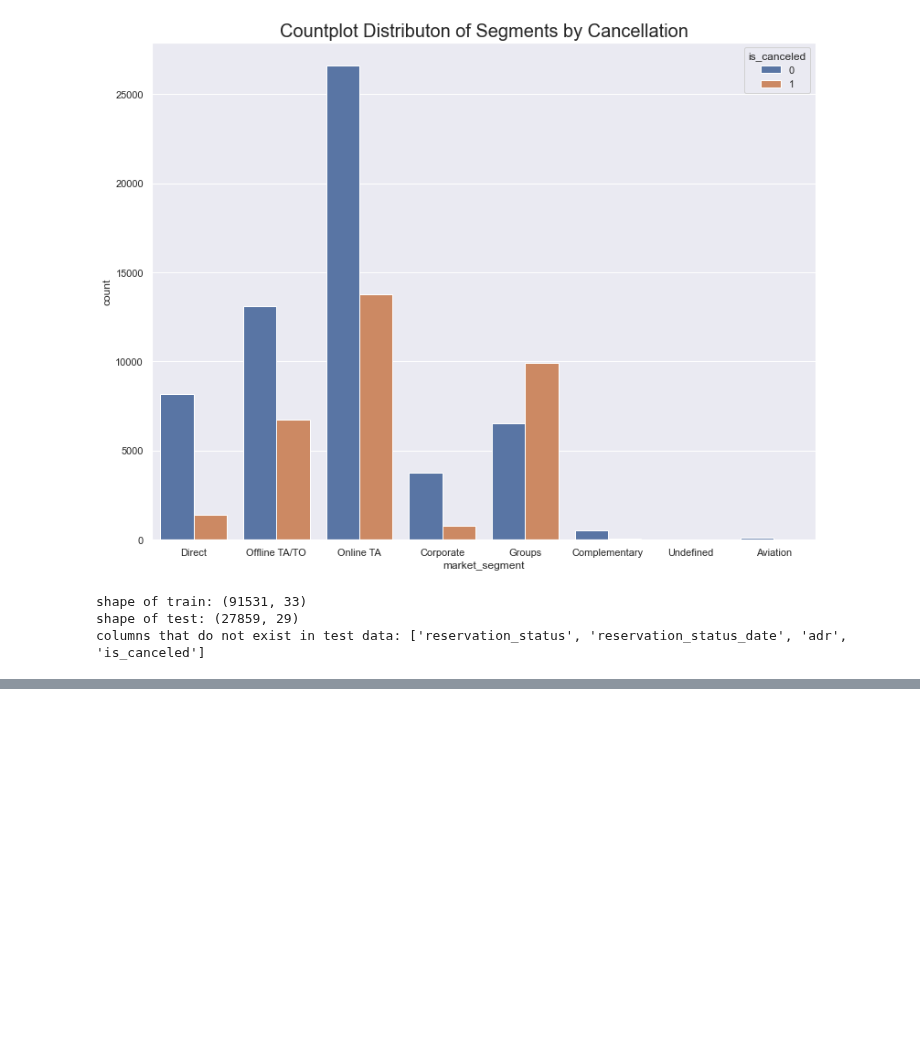
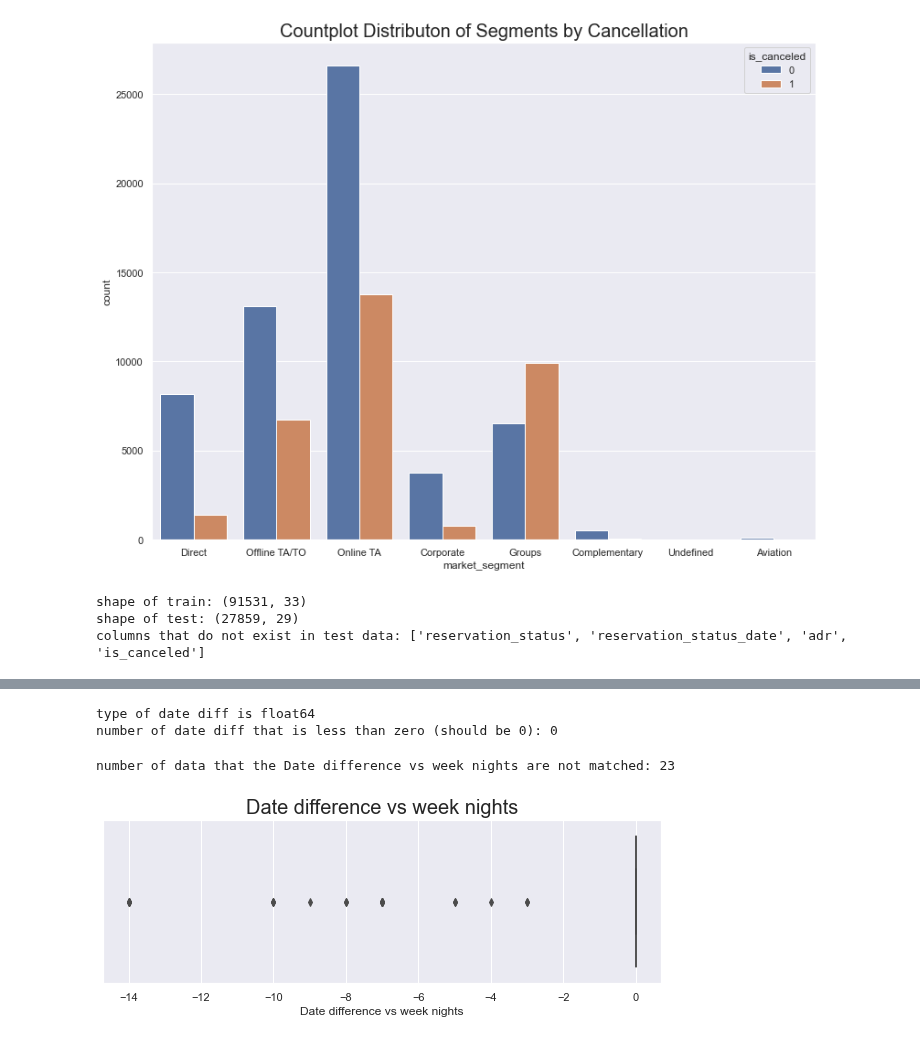
Before and after one commit to tychenNTU/MLTech_final_project, a Jupyter notebook: data.ipynb, the cells around one changed output, grey strips where cells are left out. Saved outputs shown, nothing was run; the diff lists cells and outputs as text; code cells hidden in the pictures; blank space fills up the shorter version.

```diff
--- a/data.ipynb
+++ b/data.ipynb
@@ -83,0 +108,16 @@ columns that do not exist in test data: ['reservation_status', 'reservation_stat
+# %%
+# replace month with number
+data['arrival_date_month'].replace({'January' : '1',
+        'February' : '2',
+        'March' : '3',
+        'April' : '4',
+        'May' : '5',
+        'June' : '6',
+        'July' : '7',
+        'August' : '8',
+        'September' : '9',
+        'October' : '10',
+        'November' : '11',
+        'December' : '12'}, inplace=True)
+# %%
+data['arrival_date'] = data.apply(combine_to_date, axis=1)
@@ -83,0 +128,21 @@ columns that do not exist in test data: ['reservation_status', 'reservation_stat
+# %%
+data['stays_in_week_nights'] + data['stays_in_weekend_nights']
+data['date_diff'] = data.apply(calculate_date_diff, axis=1)
+data['total_nights'] = data.apply(sum_all_nights, axis=1)
+print("type of date diff is " + str(data['date_diff'].dtype))
+print("number of date diff that is less than zero (should be 0): "+str(len(data[data['date_diff'] < 0])))
+# %% [output]
+type of date diff is float64
+number of date diff that is less than zero (should be 0): 0
+# %%
+data['Date difference vs week nights'] = data.apply(subtract_date_diff_and_week_nights, axis=1)
+
+plt.figure(figsize = (10,3))
+sns.set(style = "darkgrid")
+plt.title("Date difference vs week nights", fontdict = {'fontsize':20})
+ax = sns.boxplot(x=data['Date difference vs week nights'])
+
+print("number of data that the Date difference vs week nights are not matched: " + str(len(data[data['tmp'] != 0])))
+# %% [output]
+number of data that the Date difference vs week nights are not matched: 23
+[figure, added]
```
Also changed, not shown: parts of 9 cells of this notebook.
